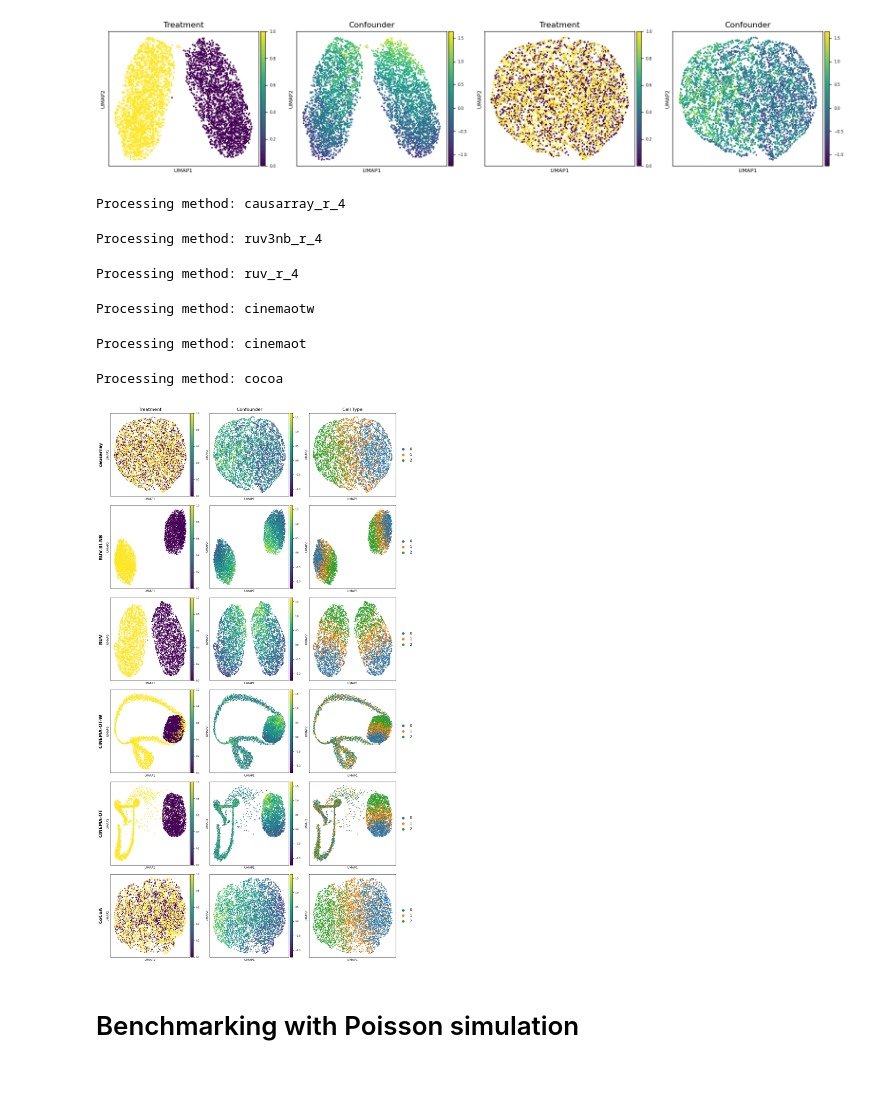
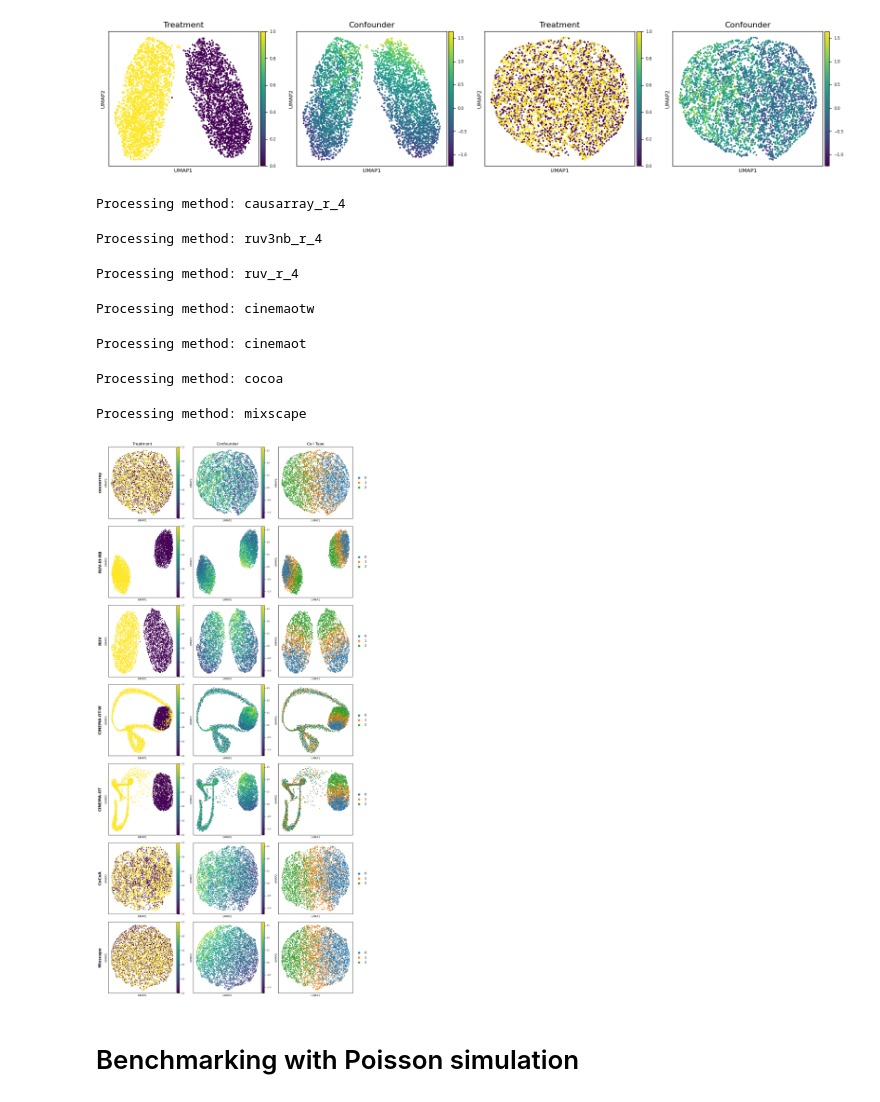
Before and after one commit to jaydu1/causarray, a Jupyter notebook: paper/simu_poi/Plot.ipynb, the cells around one changed output. Saved outputs shown, nothing was run; the diff lists cells and outputs as text; code cells hidden in the pictures.

```diff
--- a/paper/simu_poi/Plot.ipynb
+++ b/paper/simu_poi/Plot.ipynb
@@ -102,7 +102,7 @@ plt.savefig('results/simu_poi_umap_AZ.pdf', dpi=300, bbox_inches='tight')
 # %% [output]
 [figure]
 # %%
-method_list = ['causarray_r_4', 'ruv3nb_r_4', 'ruv_r_4', 'cinemaotw', 'cinemaot', 'cocoa']
+method_list = ['causarray_r_4', 'ruv3nb_r_4', 'ruv_r_4', 'cinemaotw', 'cinemaot', 'cocoa', 'mixscape']
 adata_cf_dict = {}
 
 for method in method_list:
@@ -110,7 +110,7 @@ for method in method_list:
     print(f'Processing method: {method}')
     adata_cf_dict[method] = create_adata(np.nan_to_num(CF), obs_data, raw=False)
 
-method_name_list = ['causarray', 'RUV-III-NB', 'RUV', 'CINEMA-OT-W', 'CINEMA-OT', 'CoCoA']
+method_name_list = ['causarray', 'RUV-III-NB', 'RUV', 'CINEMA-OT-W', 'CINEMA-OT', 'CoCoA', 'Mixscape']
 
 fig, axes = plt.subplots(len(method_list), 3, figsize=(12,3.5*len(method_list)))
 
@@ -122,34 +122,35 @@ for i, method in enumerate(method_list):
 
     if i==0:
         axes[i, 0].set_title('Treatment')
         axes[i, 1].set_title('Confounder')
         axes[i, 2].set_title('Cell Type')
     else:
         axes[i, 0].set_title('')
         axes[i, 1].set_title('')
         axes[i, 2].set_title('')
 
     for j in range(3):
         axes[i, j].set_xlabel(axes[i, j].get_xlabel(), fontsize=8)
         axes[i, j].set_ylabel(axes[i, j].get_ylabel(), fontsize=8)
     for j in range(2):
         cbar = axes[i, j].collections[0].colorbar
         cbar.ax.tick_params(labelsize=8)  # Adjust the font size here
         cbar.ax.tick_params(axis='both', which='major', labelsize=6)  # Adjust the font size here
         cbar.ax.tick_params(axis='both', which='minor', labelsize=6)  # Adjust the font size for minor ticks if needed
 
     axes[i, 0].text(-0.15, 0.5, method_name_list[i], transform=axes[i, 0].transAxes,
                     rotation=90, verticalalignment='center', fontsize=12, fontweight='bold')
 fig.tight_layout()
 plt.savefig('results/simu_poi_umap.pdf', dpi=300, bbox_inches='tight')
 # %% [output]
 Processing method: causarray_r_4
 Processing method: ruv3nb_r_4
 Processing method: ruv_r_4
 Processing method: cinemaotw
 Processing method: cinemaot
 Processing method: cocoa
+Processing method: mixscape
-[figure, old version]
+[figure, new version]
 # %% [markdown]
 # Benchmarking with Poisson simulation
 # %%
```
Also changed, not shown: parts of 1 cell of this notebook, 3 other files.
